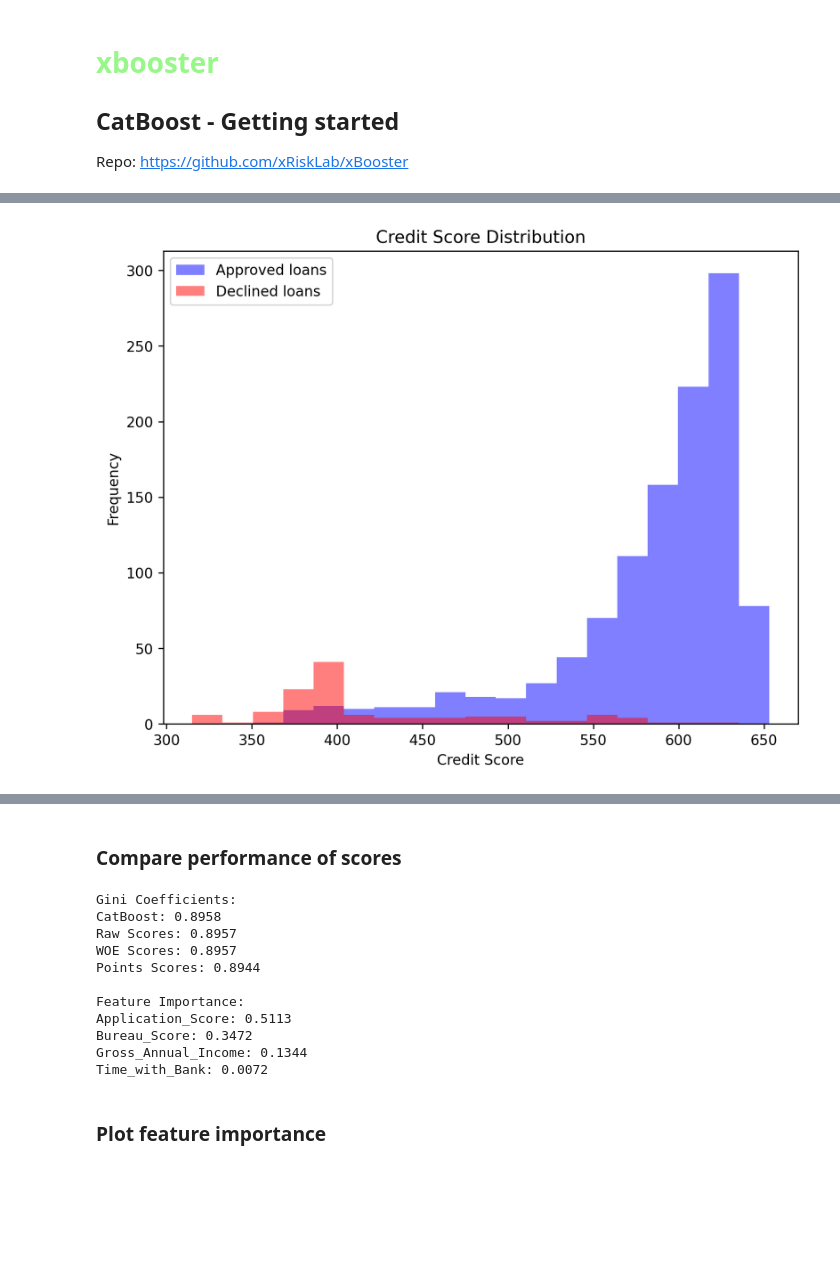
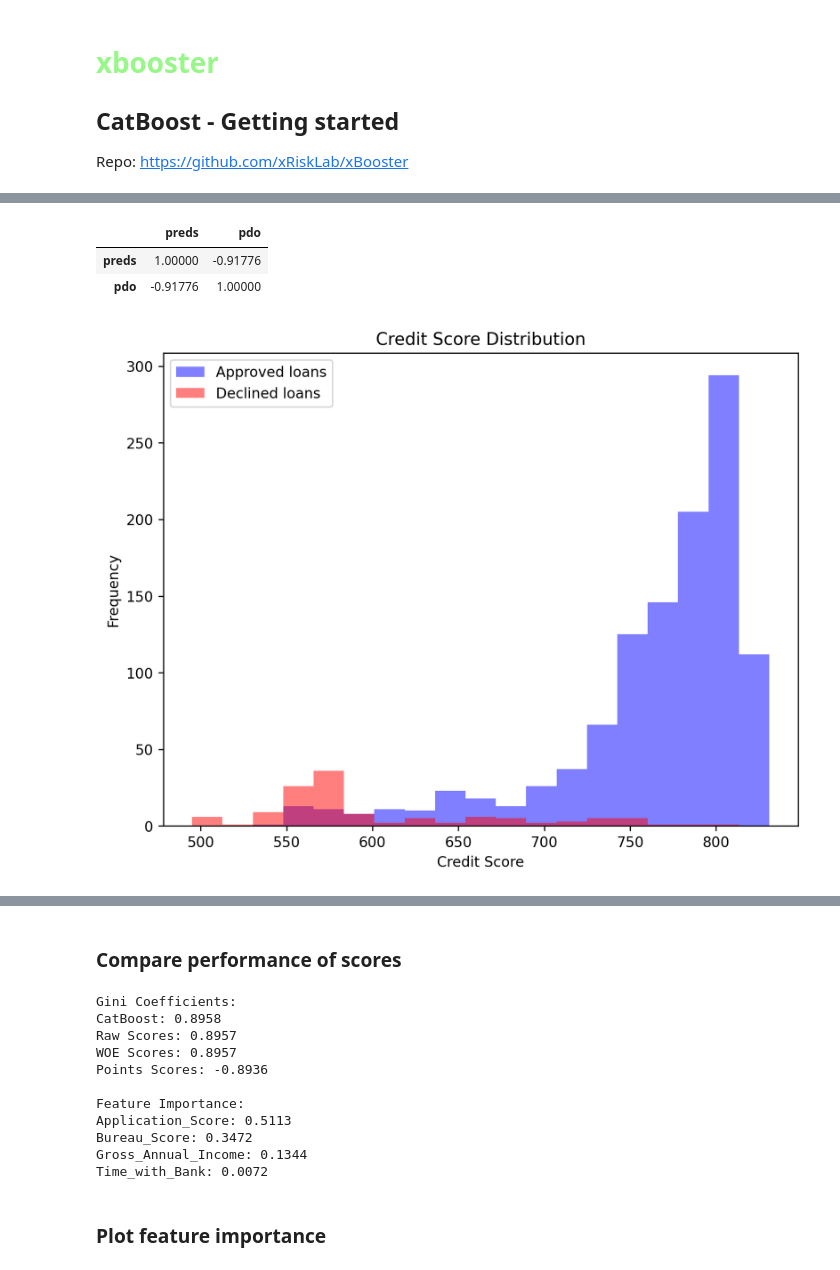
Before and after one commit to xRiskLab/xBooster, a Jupyter notebook: examples/catboost-getting-started.ipynb, the cells around one changed output, grey strips where cells are left out. Drawn from its saved outputs; the diff is of its cells as text; code cells hidden in the pictures; blank space fills up the shorter version.

Commit message:
feat: Add score points for all boosters

```diff
--- a/examples/catboost-getting-started.ipynb
+++ b/examples/catboost-getting-started.ipynb
@@ -27,7 +27,7 @@ features = num_features + categorical_features
 
 # Prepare X and y
 X = credit_data[features]
-y = credit_data["Final_Decision"].replace({"Accept": 1, "Decline": 0})
+y = credit_data["Final_Decision"].replace({"Accept": 0, "Decline": 1})
 
 # 2. Create CatBoost Pool
 pool = Pool(
@@ -57,7 +57,7 @@ display(scorecard.head(3))
 
 # Print raw leaf values
 print("\nRaw Leaf Values:")
-display(scorecard[["Tree", "LeafIndex", "LeafValue", "WOE"]].head(10))
+display(scorecard[["Tree", "LeafIndex", "XAddEvidence", "WOE"]].head(10))
 
 # sc = constructor.create_points(pdo=50, target_points=600, target_odds=19, precision_points=0)
 
@@ -103,26 +86,32 @@ Name: Points, dtype: float64
+# %%
+pd.DataFrame({"preds": model.predict_proba(X)[:, 1], "pdo": points_scores}).corr()
+# %% [output]
+|  | preds | pdo |
+| preds | 1.00000 | -0.91776 |
+| pdo | -0.91776 | 1.00000 |
 # %%
 from matplotlib import pyplot as plt
 
 %config InlineBackend.figure_format = 'retina'
 
 fig = plt.figure(figsize=(8, 6), dpi=120)
 ax = fig.add_subplot(111)
 
 # Create bins for the histogram
 score_min, score_max = points_scores.min(), points_scores.max()
 bins = np.linspace(score_min, score_max, 20)
 
+# plot score hist based on y == 0
+ax.hist(points_scores[y == 0], bins=bins, color="blue", alpha=0.5, label="Approved loans")
 # plot score hist based on y == 1
-ax.hist(points_scores[y == 1], bins=bins, color="blue", alpha=0.5, label="Approved loans")
-# plot score hist based on y == 0
-ax.hist(points_scores[y == 0], bins=bins, color="red", alpha=0.5, label="Declined loans")
+ax.hist(points_scores[y == 1], bins=bins, color="red", alpha=0.5, label="Declined loans")
 ax.set_xlabel("Credit Score")
 ax.set_ylabel("Frequency")
 ax.set_title("Credit Score Distribution")
 ax.legend()
 plt.show()
 # %% [output]
-[figure, old version]
+[figure, new version]
 # %%
 model.plot_tree(tree_idx=0, pool=pool)
 # %% [output]
@@ -168,7 +157,7 @@ Gini Coefficients:
 CatBoost: 0.8958
 Raw Scores: 0.8957
 WOE Scores: 0.8957
-Points Scores: 0.8944
+Points Scores: -0.8936
 
 Feature Importance:
 Application_Score: 0.5113
```
Also changed, not shown: parts of 1 cell of this notebook, 6 other files.
